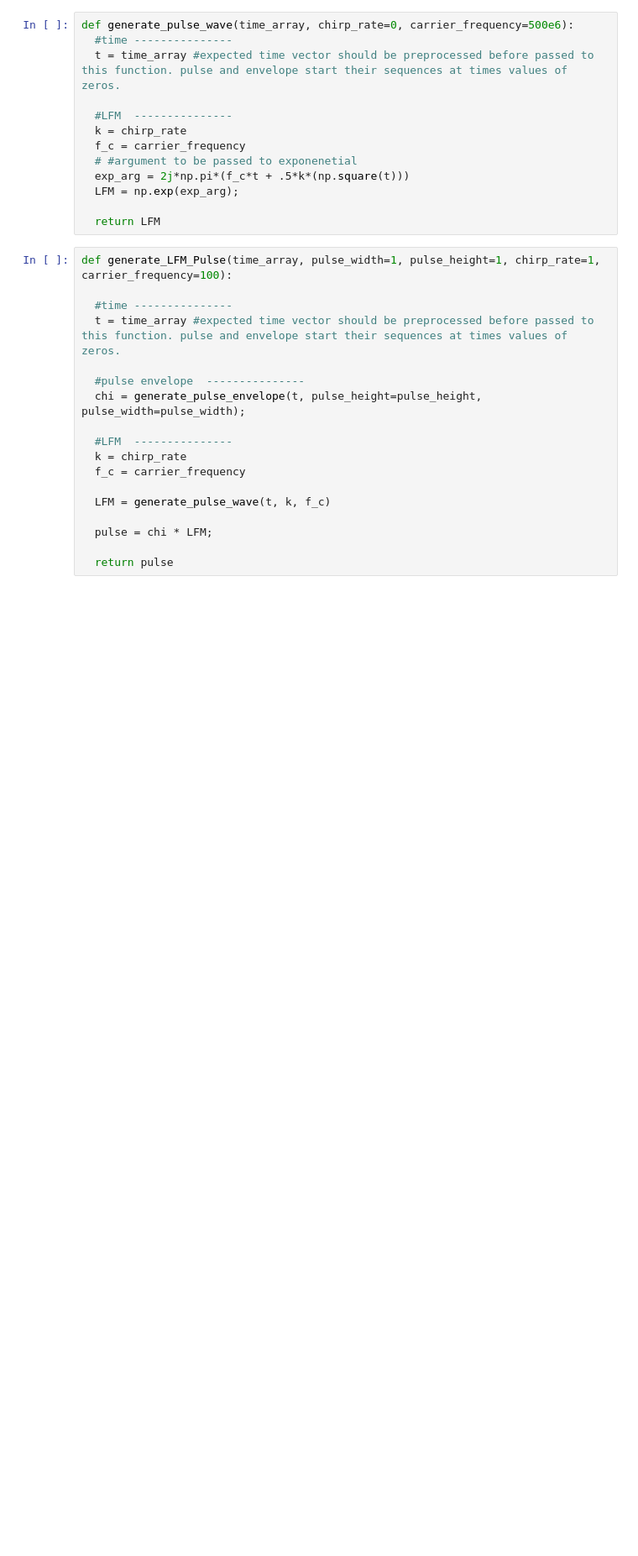
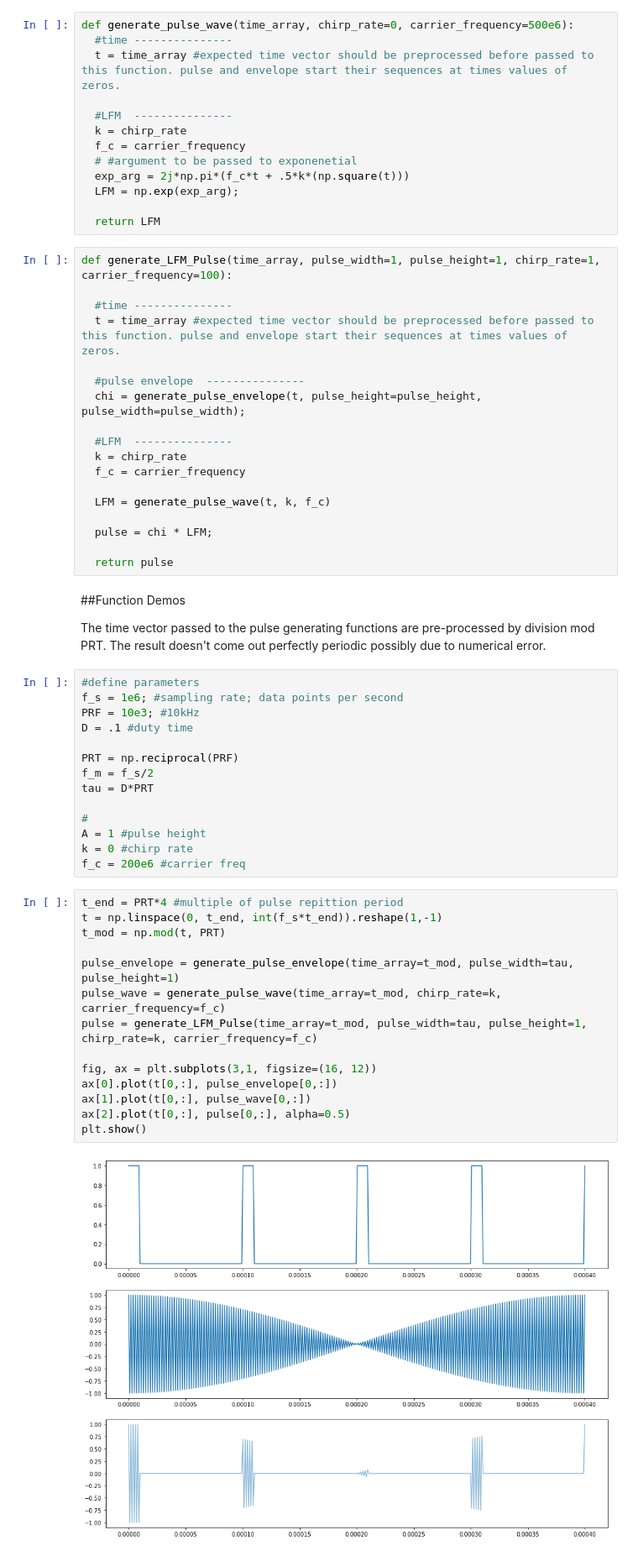
Before and after one commit to psukphranee/Python, a Jupyter notebook: SAR_Scratch_4.ipynb, the cells around one changed output. Shown: that part at 84% size. Cells and saved outputs as stored; diff of their text form; blank space fills up the shorter version.

```diff
--- a/SAR_Scratch_4.ipynb
+++ b/SAR_Scratch_4.ipynb
@@ -162,4 +162,38 @@ def generate_LFM_Pulse(time_array, pulse_width=1, pulse_height=1, chirp_rate=1,
   pulse = chi * LFM;
 
   return pulse
+# %% [markdown]
+##Function Demos
+
+The time vector passed to the pulse generating functions are pre-processed by division mod PRT. The result doesn't come out perfectly periodic possibly due to numerical error.
+# %%
+#define parameters
+f_s = 1e6; #sampling rate; data points per second
+PRF = 10e3; #10kHz
+D = .1 #duty time
+
+PRT = np.reciprocal(PRF)
+f_m = f_s/2
+tau = D*PRT
+
+#
+A = 1 #pulse height
+k = 0 #chirp rate
+f_c = 200e6 #carrier freq
+# %%
+t_end = PRT*4 #multiple of pulse repittion period
+t = np.linspace(0, t_end, int(f_s*t_end)).reshape(1,-1)
+t_mod = np.mod(t, PRT)
+
+pulse_envelope = generate_pulse_envelope(time_array=t_mod, pulse_width=tau, pulse_height=1)
+pulse_wave = generate_pulse_wave(time_array=t_mod, chirp_rate=k, carrier_frequency=f_c)
+pulse = generate_LFM_Pulse(time_array=t_mod, pulse_width=tau, pulse_height=1, chirp_rate=k, carrier_frequency=f_c)
+
+fig, ax = plt.subplots(3,1, figsize=(16, 12))
+ax[0].plot(t[0,:], pulse_envelope[0,:])
+ax[1].plot(t[0,:], pulse_wave[0,:])
+ax[2].plot(t[0,:], pulse[0,:], alpha=0.5)
+plt.show()
+# %% [output]
+[figure, added]
 # %% [markdown]
```
Also changed, not shown: parts of 12 cells of this notebook.
